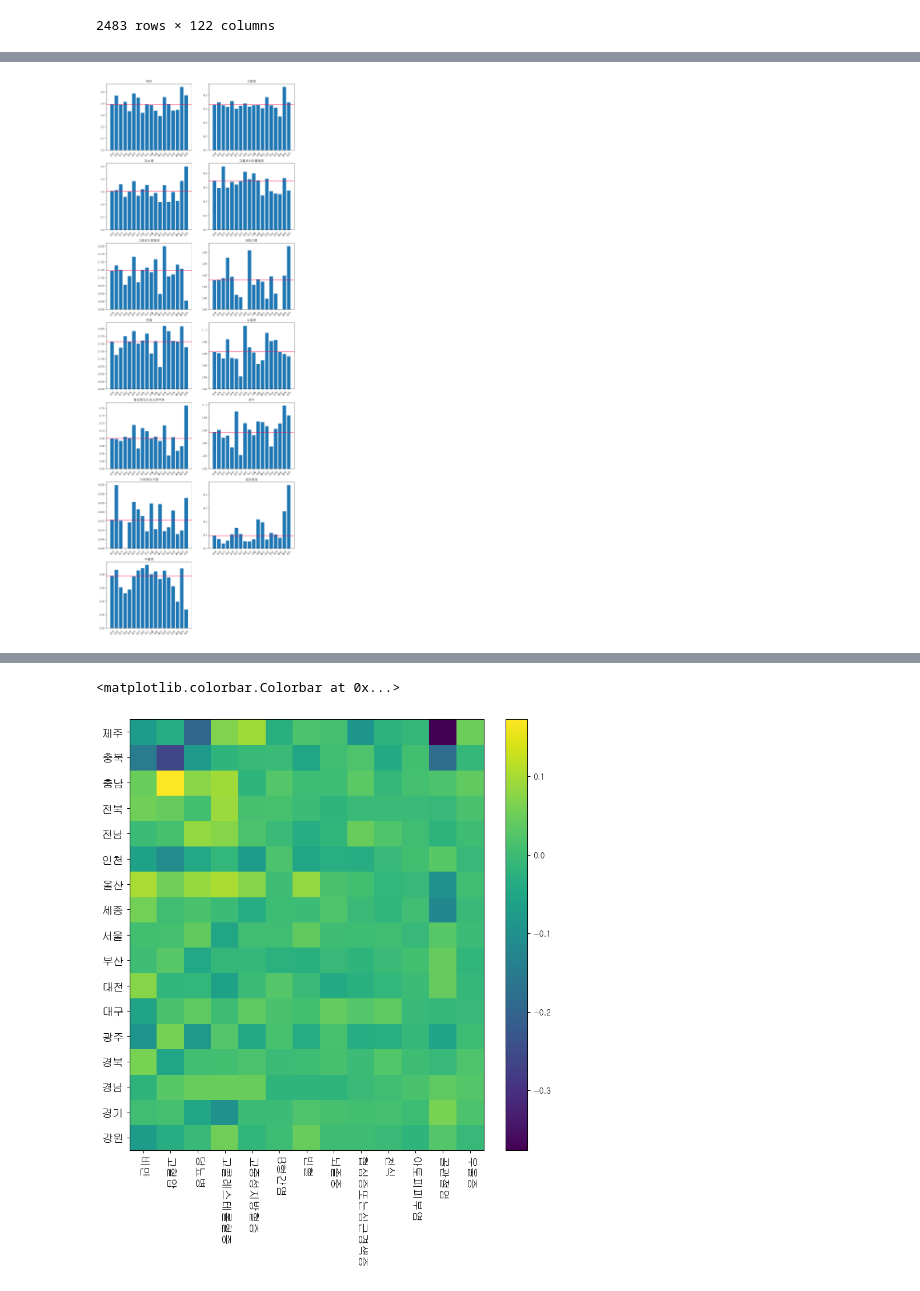
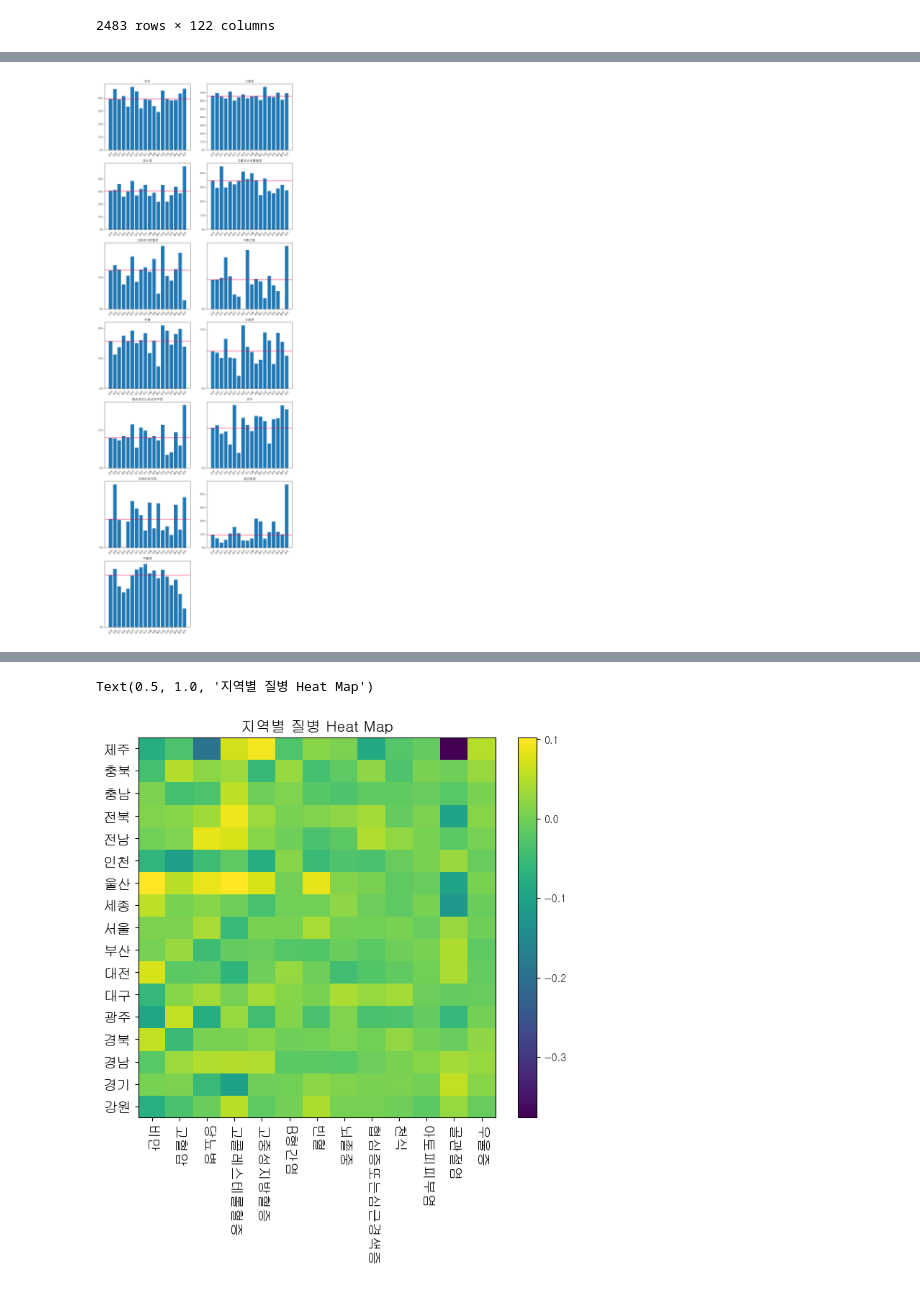
Before and after one commit to amthreeh/healthnutrition, a Jupyter notebook: elder.ipynb, the cells around one changed output, grey strips where cells are left out. Drawn from its saved outputs; the diff is of its cells as text; code cells hidden in the pictures.

```diff
--- a/elder.ipynb
+++ b/elder.ipynb
@@ -21,6 +21,8 @@ all_not_elder.head()
 | 3 | b'A309460902' | b'A3094609' | 2010.0 | 1.0 | 1.0 | 1.0 | 32.0 | 2.0 | 2.0 | 2.0 | ... | ... |
 | 5 | b'A310980901' | b'A3109809' | 2010.0 | 1.0 | 1.0 | 1.0 | 80.0 | 1.0 | 1.0 | 2.0 | ... | ... |
 5 rows × 122 columns
+# %%
+diseasename = list(all_not_elder.iloc[:,-13:].columns)
 # %% [markdown]
 전체 독거노인, 지역별 독거노인
 # %%
@@ -108,7 +97,7 @@ sum_제주_elder=sumdata(data_제주)
 
 df_sum=pd.concat([sum_al_elder,sum_강원_elder,sum_경기_elder,sum_경남_elder,sum_경북_elder,sum_광주_elder,
 sum_대구_elder,sum_대전_elder,sum_부산_elder,sum_서울_elder,sum_세종_elder,sum_울산_elder,
-sum_인천_elder,sum_전남_elder,sum_충남_elder, sum_충북_elder, sum_전북_elder,sum_제주_elder])
+sum_인천_elder,sum_전남_elder, sum_전북_elder, sum_충남_elder, sum_충북_elder,sum_제주_elder])
 df_sum.index = ["전국", "강원", "경기", "경남", "경북", "광주", "대구", "대전", "부산", "서울", "세종", "울산",
                 "인천", "전남", "전북", "충남", "충북", "제주"]
 # %%
@@ -156,9 +182,10 @@ for i, name in enumerate(diseasename):
     plt.bar(df_sum.index, sum_every_elder_ratio[name])
     plt.title(diseasename[i])
     plt.xticks(rotation=45)
+    plt.yticks(np.arange(0,sum_every_elder_ratio[name].max(),0.1), [ str(int(x*100))+"%" for x in (np.arange(0,sum_every_elder_ratio[name].max(),0.1))])
     plt.axhline(sum_every_elder_ratio[name][0], color='#FF0044', linewidth=1.5, alpha=0.9)
 # %% [output]
-[figure, old version]
+[figure, new version]
 # %%
 gap_all_ragion = []
 for i in range(17):
@@ -179,14 +206,15 @@ gap_all_ragion.head(10)
 | 서울 | 0.007284 | 0.007643 | 0.039425 | -0.053026 | 0.004785 | 0.004103 | 0.039421 | 0.001310 | -0.000753 | 0.004557 | -0.009061 | ... |
 | 세종 | 0.055657 | 0.004809 | 0.014673 | -0.002851 | -0.036298 | -0.000680 | -0.001662 | 0.020902 | -0.004914 | -0.016885 | 0.005125 | ... |
 # %%
-plt.figure(figsize=(10,10), dpi=100)
+plt.figure(figsize=(8,7), dpi=100)
 plt.pcolor(gap_all_ragion)
 plt.yticks(np.arange(0.5 ,len(gap_all_ragion.index), 1),list(gap_all_ragion.index), fontsize=14)
 plt.xticks(np.arange(0.5, len(gap_all_ragion.columns), 1),list(gap_all_ragion.columns), fontsize=14,rotation = 270)
 plt.colorbar()
+plt.title("지역별 질병 Heat Map", fontsize=15)
 # %% [output]
-<matplotlib.colorbar.Colorbar at 0x...>
+Text(0.5, 1.0, '지역별 질병 Heat Map')
-[figure, old version]
+[figure, new version]
 # %%
 lst_pop[1:], (np.array(lst_pop[1:])/sum(np.array(lst_pop[1:])))*100
 # %% [output]
```
Also changed, not shown: parts of 7 cells of this notebook.
